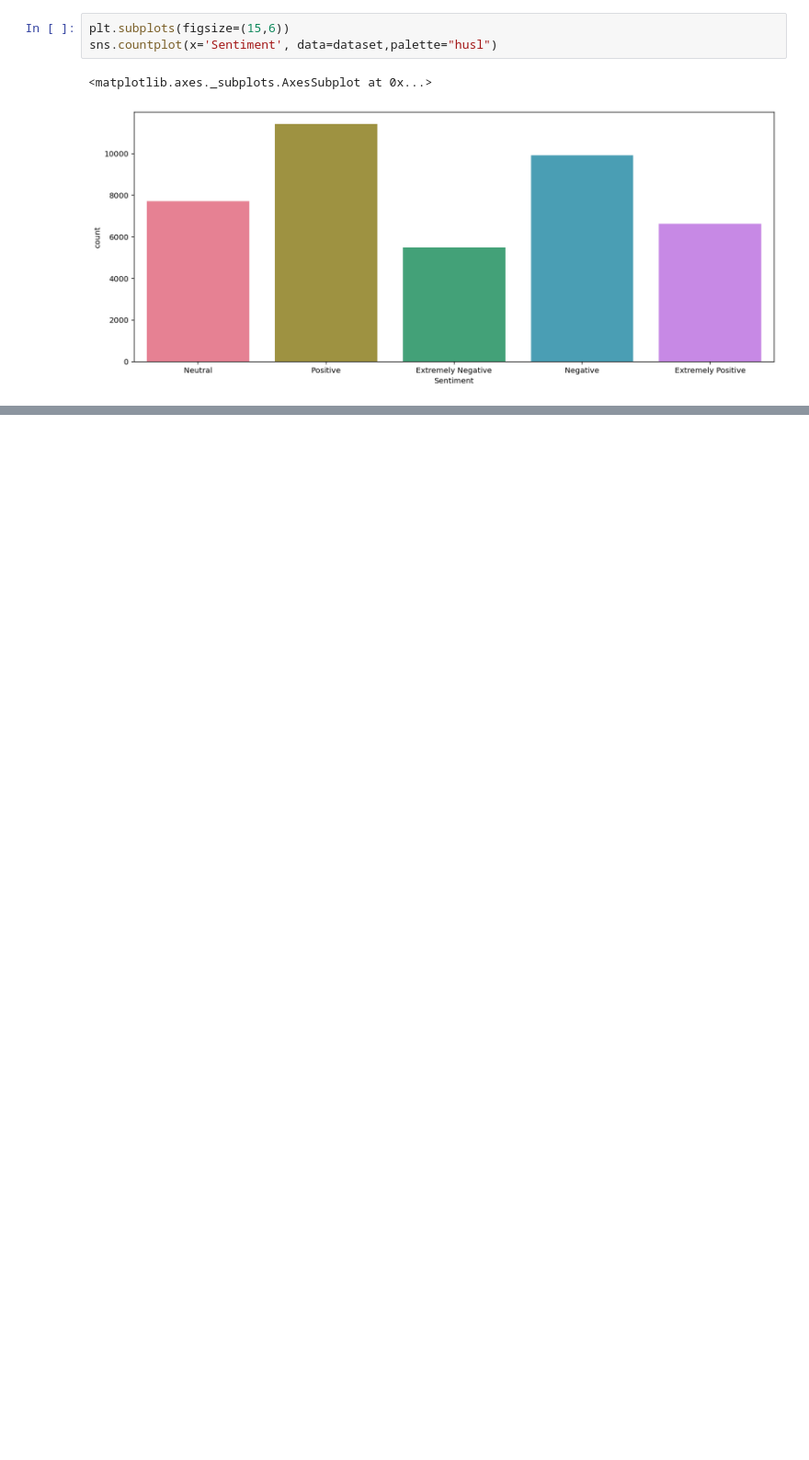
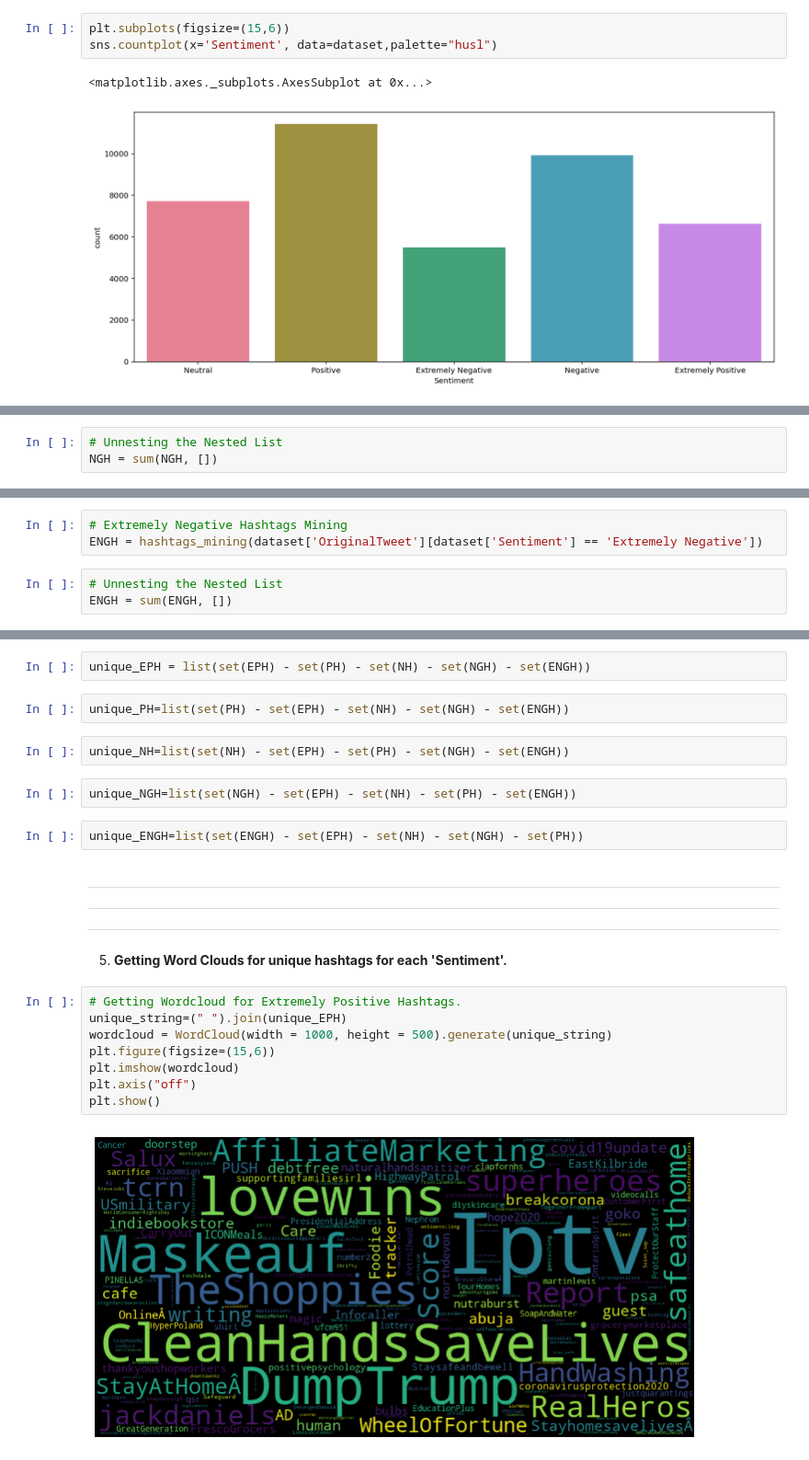
Before and after one commit to vinayakpotdar2114/Corona-Virus-Tweet-Sentiment-Analysis, a Jupyter notebook: Coronavirus_Tweet_Sentiment_Analysis_Capstone_Project_3.ipynb, the cells around one changed output, grey strips where cells are left out. Shown at 92% size. Drawn from its saved outputs; the diff is of its cells as text; blank space fills up the shorter version.

```diff
--- a/Coronavirus_Tweet_Sentiment_Analysis_Capstone_Project_3.ipynb
+++ b/Coronavirus_Tweet_Sentiment_Analysis_Capstone_Project_3.ipynb
@@ -213,0 +263,3 @@ sns.countplot(x='Sentiment', data=dataset,palette="husl")
+# %%
+# Unnesting the Nested List
+NGH = sum(NGH, [])
@@ -213,0 +268,6 @@ sns.countplot(x='Sentiment', data=dataset,palette="husl")
+# %%
+# Extremely Negative Hashtags Mining
+ENGH = hashtags_mining(dataset['OriginalTweet'][dataset['Sentiment'] == 'Extremely Negative'])
+# %%
+# Unnesting the Nested List
+ENGH = sum(ENGH, [])
@@ -213,0 +278,34 @@ sns.countplot(x='Sentiment', data=dataset,palette="husl")
+# %%
+unique_EPH = list(set(EPH) - set(PH) - set(NH) - set(NGH) - set(ENGH))
+# %%
+unique_PH=list(set(PH) - set(EPH) - set(NH) - set(NGH) - set(ENGH))
+# %%
+unique_NH=list(set(NH) - set(EPH) - set(PH) - set(NGH) - set(ENGH))
+# %%
+unique_NGH=list(set(NGH) - set(EPH) - set(NH) - set(PH) - set(ENGH))
+# %%
+unique_ENGH=list(set(ENGH) - set(EPH) - set(NH) - set(NGH) - set(PH))
+# %% [markdown]
+
+
+---
+
+
+
+---
+
+
+
+---
+# %% [markdown]
+5. **Getting Word Clouds for unique hashtags for each 'Sentiment'.**
+# %%
+# Getting Wordcloud for Extremely Positive Hashtags.
+unique_string=(" ").join(unique_EPH)
+wordcloud = WordCloud(width = 1000, height = 500).generate(unique_string)
+plt.figure(figsize=(15,6))
+plt.imshow(wordcloud)
+plt.axis("off")
+plt.show()
+# %% [output]
+[figure, added]
```
Also changed, not shown: parts of 25 cells of this notebook.
